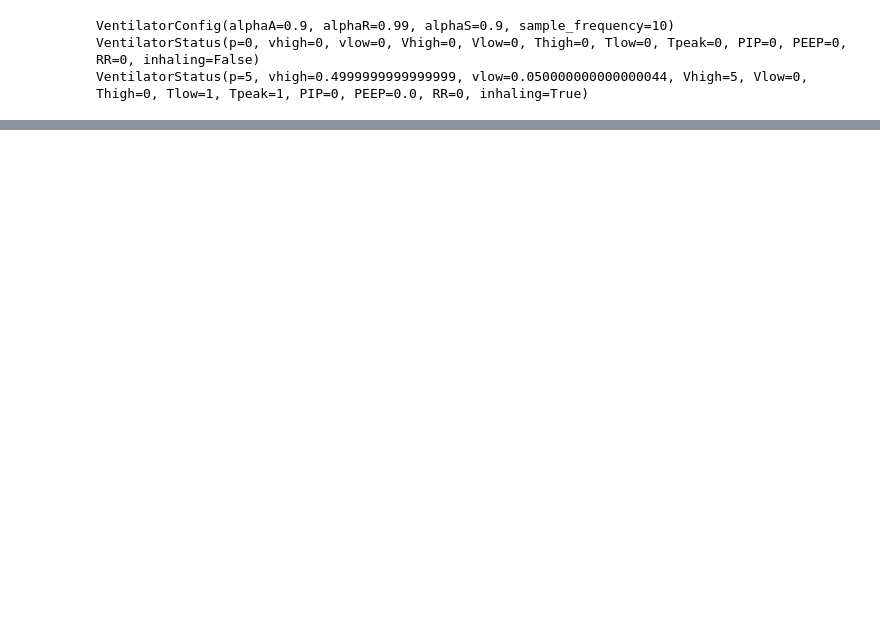
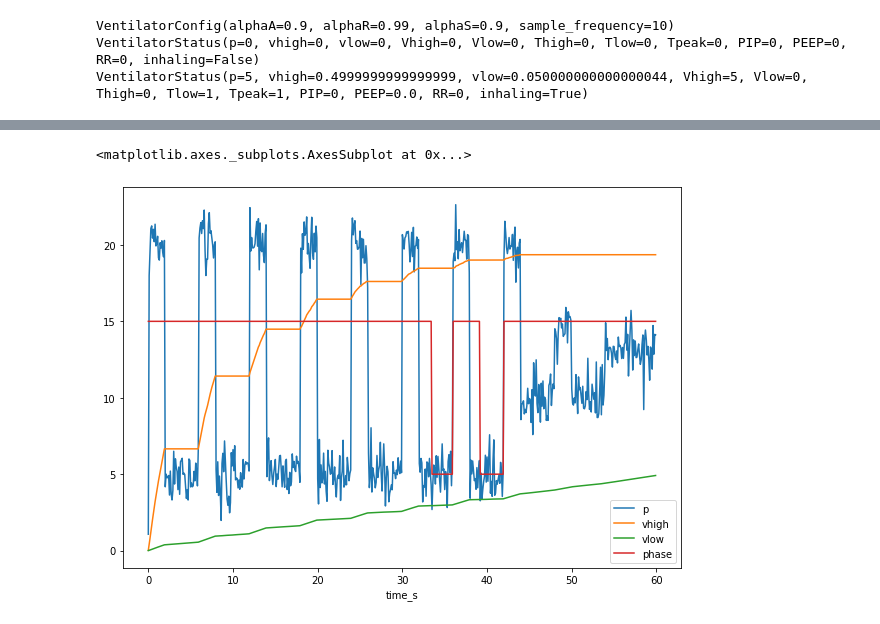
Before and after one commit to ErichBSchulz/lung, a Jupyter notebook: lung.ipynb, the cells around one changed output, grey strips where cells are left out. Drawn from its saved outputs; the diff is of its cells as text; code cells hidden in the pictures; blank space fills up the shorter version.

```diff
--- a/lung.ipynb
+++ b/lung.ipynb
@@ -286,0 +330,5 @@ results.plot(x='time_s', y=[#'p',
+# %%
+results.head(600).plot(x='time_s', y=['p', 'vhigh', 'vlow', 'phase'])
+# %% [output]
+<matplotlib.axes._subplots.AxesSubplot at 0x...>
+[figure, added]
```
Also changed, not shown: parts of 10 cells of this notebook.
